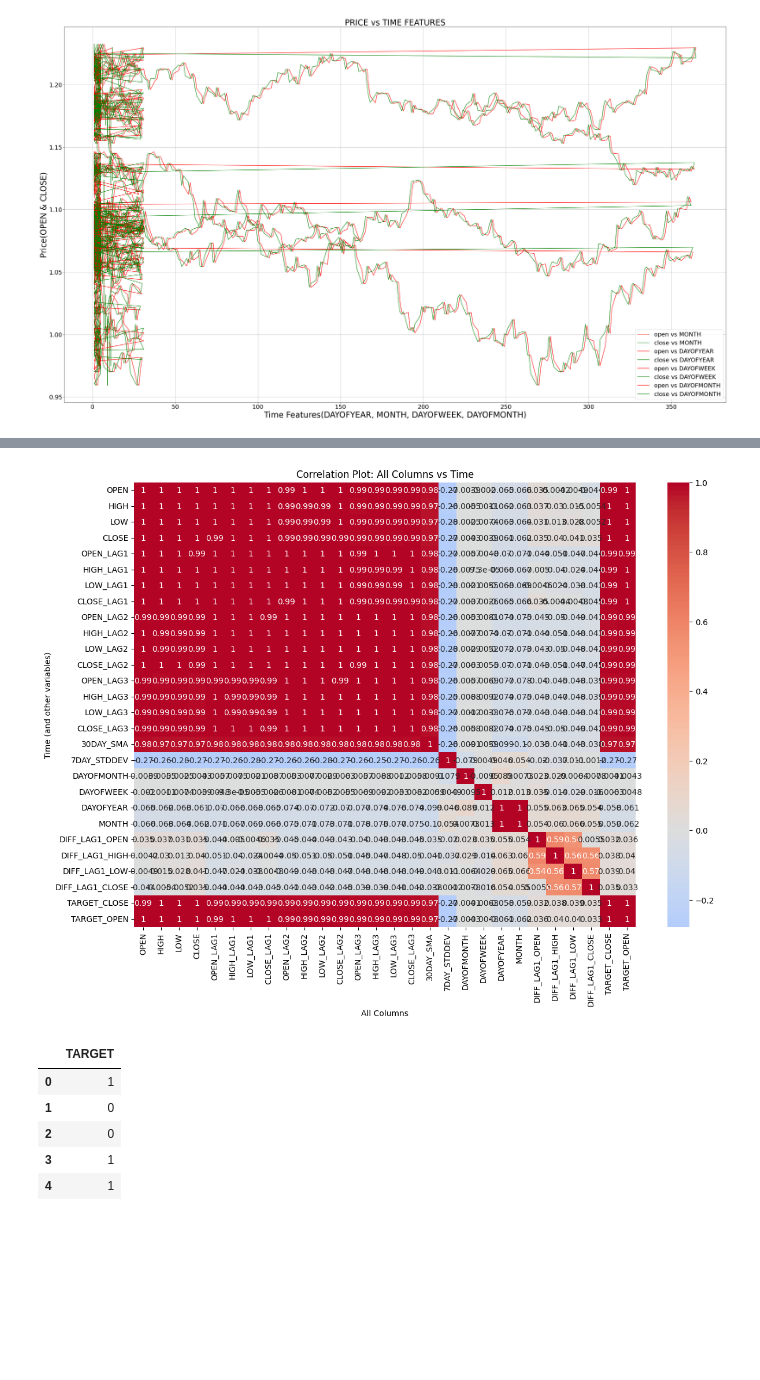
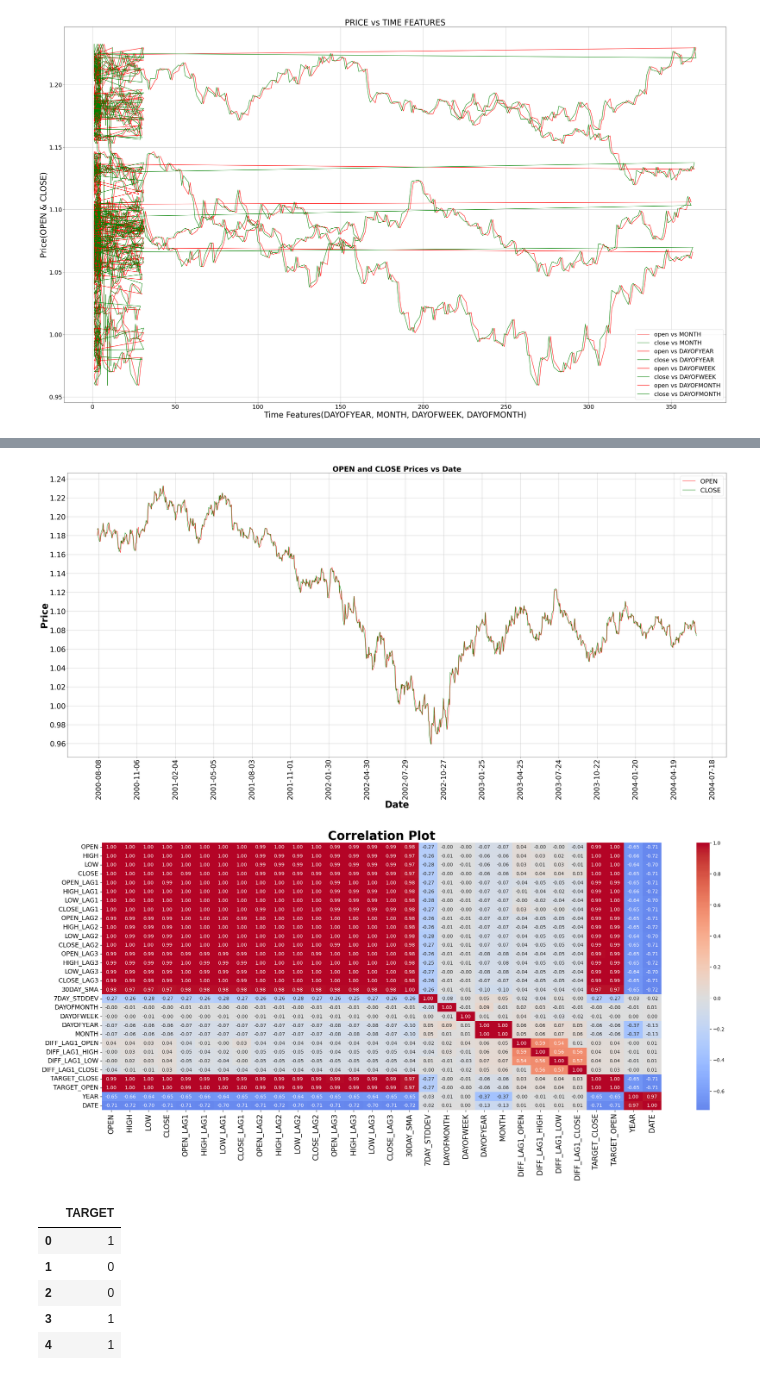
Before and after one commit to vamshigitt/-Backtesting-a-strategy-using-ML.-, a Jupyter notebook: Backtesting_strategy_using_ML.ipynb, the cells around one changed output, grey strips where cells are left out. Saved outputs shown, nothing was run; the diff lists cells and outputs as text; code cells hidden in the pictures; blank space fills up the shorter version.

```diff
--- a/Backtesting_strategy_using_ML.ipynb
+++ b/Backtesting_strategy_using_ML.ipynb
@@ -86,0 +193,14 @@ plt.show()
+# %%
+#creating a new date column
+
+ohlc['MONTH'] = ohlc['MONTH'].astype(int)
+ohlc['DAYOFMONTH'] = ohlc['DAYOFMONTH'].astype(int)
+ohlc['YEAR'] = ohlc['YEAR'].astype(int)
+
+date_components = ohlc[['YEAR', 'MONTH', 'DAYOFMONTH']].copy()
+date_components = date_components.rename(columns={'YEAR': 'year', 'MONTH': 'month', 'DAYOFMONTH': 'day'})
+
+ohlc['DATE'] = pd.to_datetime(date_components)
+
+print('date column created')
+ohlc.head(20)
@@ -87,12 +227,39 @@ plt.show()
+# %%
+#final Timeseries plot (price vs Date)
+
+plt.figure(figsize=(40,19.5))
+
+plt.plot(ohlc['DATE'], ohlc['OPEN'],label='OPEN', color='red', alpha=0.9)
+plt.plot(ohlc['DATE'], ohlc['CLOSE'],label='CLOSE', color='green', alpha=0.9)
+
+
+plt.title('OPEN and CLOSE Prices vs Date', fontsize=30, fontweight='bold')
+plt.xlabel('Date', fontsize=38, fontweight='bold')
+plt.ylabel('Price', fontsize=38, fontweight='bold')
+plt.xticks(fontsize=29, rotation=90)
+plt.yticks(fontsize=30)
+plt.grid()
+plt.tight_layout()
+plt.legend(fontsize=26)
+
+ax = plt.gca()
+ax.xaxis.set_major_locator(mdates.DayLocator(interval=90))
+ax.xaxis.set_major_formatter(mdates.DateFormatter('%Y-%m-%d'))
+
+ax.yaxis.set_major_locator(mticker.MaxNLocator(nbins=20))
+
+plt.show()
+# %% [output]
+[figure, added]
 # %%
 #Correlation plot
 corr = ohlc.corr()
-plt.figure(figsize=(14, 10))
-sns.heatmap(corr, cmap='coolwarm', center=0, annot=True)
-plt.title('Correlation Plot: All Columns vs Time')
-plt.xlabel('All Columns')
-plt.ylabel('Time (and other variables)')
+plt.figure(figsize=(26, 10))
+sns.heatmap(corr, cmap='coolwarm' , center=0, annot=True, fmt=".2f")
+plt.title('Correlation Plot', fontsize=25, fontweight='bold')
+plt.xticks(fontsize=15)
+plt.yticks(fontsize=13)
 plt.show()
 # %% [output]
-[figure, old version]
+[figure, new version]
 # %%
```
Also changed, not shown: parts of 40 cells of this notebook.
